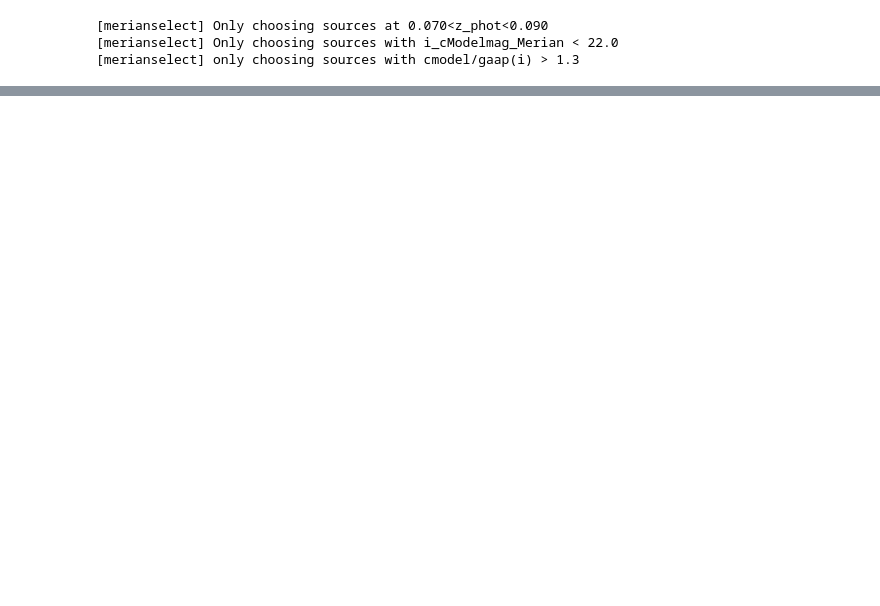
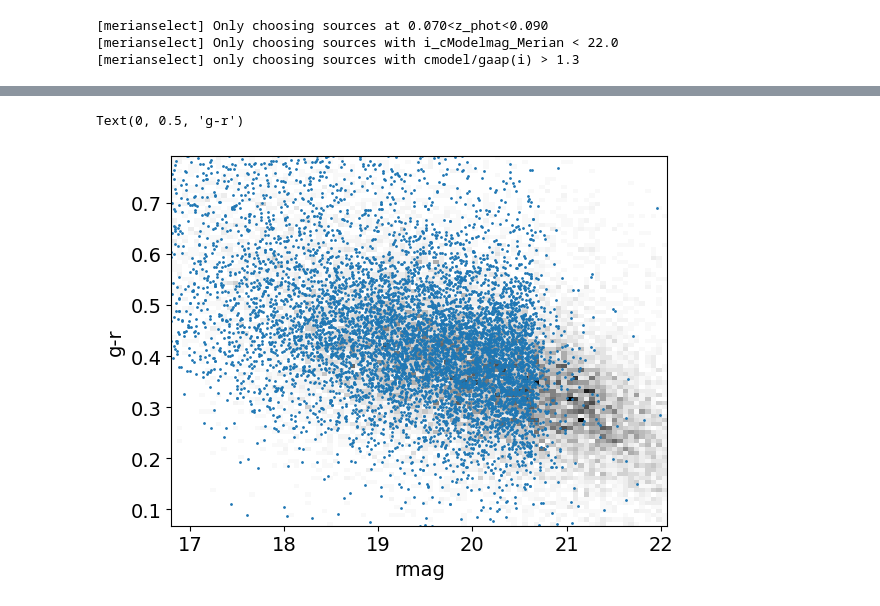
Before and after one commit to ekadofong/agrias, a Jupyter notebook: notebooks/HalphaDirectPhotometry.ipynb, the cells around one changed output, grey strips where cells are left out. Cells and saved outputs as stored; diff of their text form; code cells hidden in the pictures; blank space fills up the shorter version.

```diff
--- a/notebooks/HalphaDirectPhotometry.ipynb
+++ b/notebooks/HalphaDirectPhotometry.ipynb
@@ -60,0 +87,31 @@ ek.loglog()
+# %%
+rv = 3.1
+ge_av = merian_sources['ebv_Merian']*rv
+# %%
+gecorr = np.zeros([len(ge_av),2])
+for idx,row in enumerate(ge_av.values):
+    gecorr[idx] = -observer.gecorrection(np.array([4758.71,6135.]), row, return_magcorr=True)
+# %%
+ref = np.genfromtxt('/Users/kadofong/Desktop/ref.txt')
+# %%
+apercorr = merian_sources['i_cModelFlux_Merian']/merian_sources['i_gaap1p0Flux_Merian']
+flux = merian_sources.loc[:,utils.photcols['r']]*apercorr
+gr = -2.5*np.log10(merian_sources[utils.photcols['g']]/merian_sources[utils.photcols['r']]) + gecorr[:,0] - gecorr[:,1]
+merian_rmag = -2.5*np.log10(flux) + 31.4
+
+_=ek.hist2d(
+    merian_rmag,
+    gr,
+    bins=90,
+)
+plt.scatter(
+    ref[3],
+    ref[2]-ref[3],
+    s=1,
+)
+#plt.xlim(7., 11.2)
+plt.xlabel('rmag')
+plt.ylabel('g-r')
+# %% [output]
+Text(0, 0.5, 'g-r')
+[figure, added]
```
Also changed, not shown: parts of 7 cells of this notebook, 2 other files.
